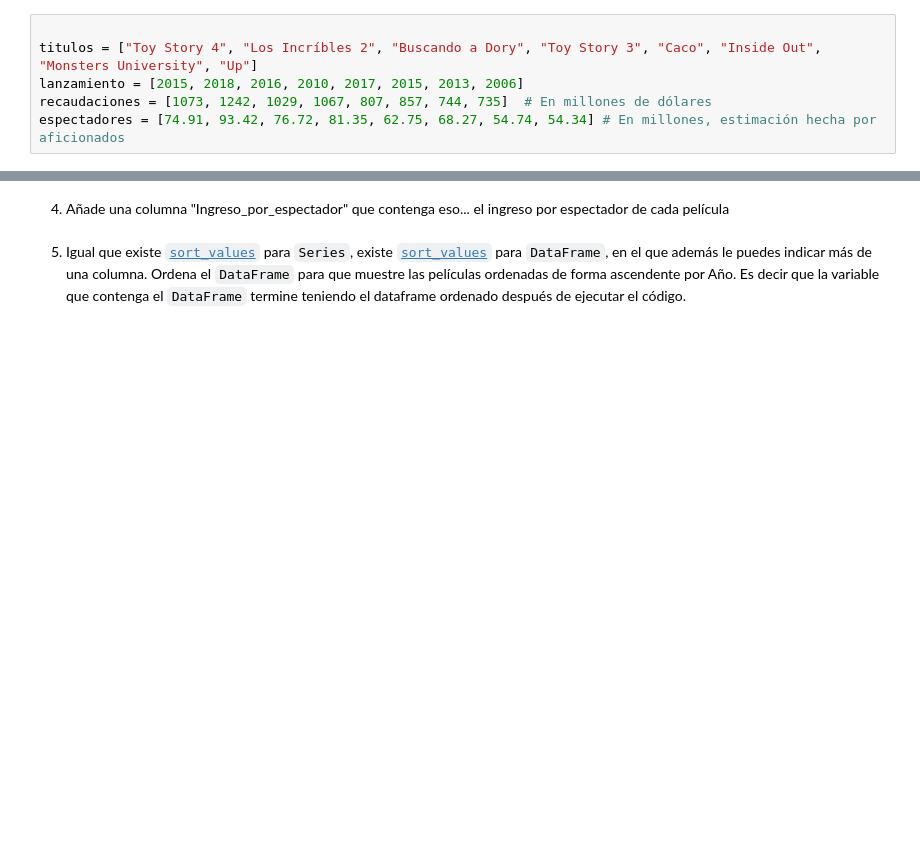
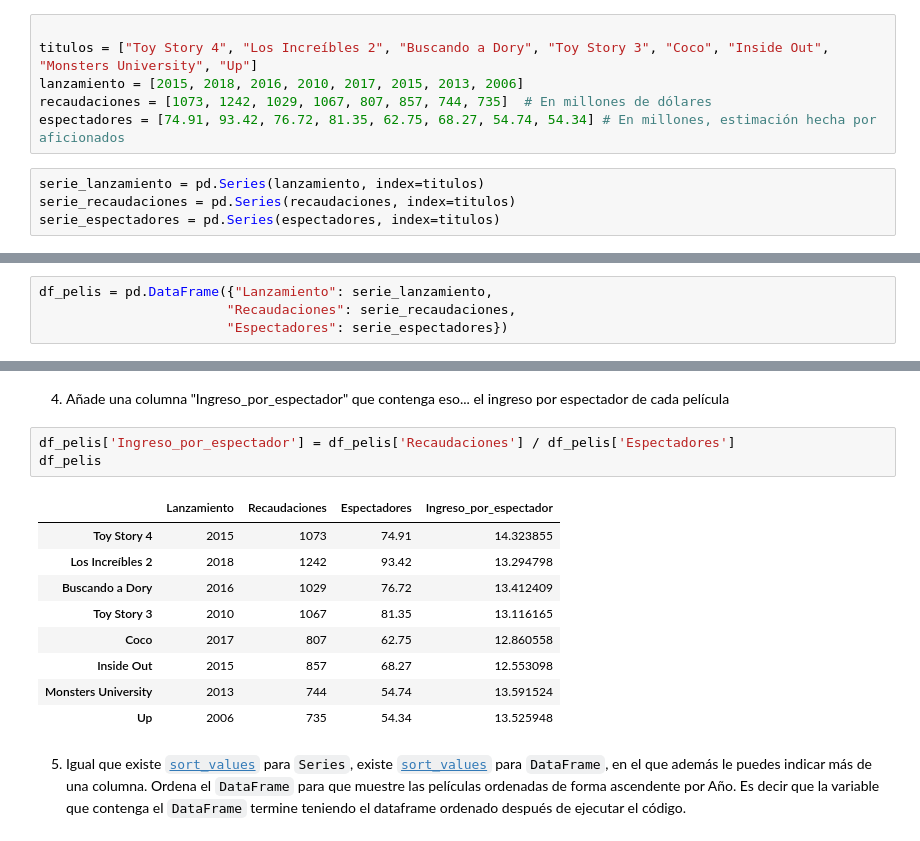
Before and after one commit to njisly/online_ds_thebridge_Nur, a Jupyter notebook: ejercicios/M_2/Sprint_04/Unidad_01/Practica_Obligatoria/18_Practica_Obligatoria_Pandas_I.ipynb, the cells around one changed output, grey strips where cells are left out. Cells and saved outputs as stored; diff of their text form; blank space fills up the shorter version.

```diff
--- a/ejercicios/M_2/Sprint_04/Unidad_01/Practica_Obligatoria/18_Practica_Obligatoria_Pandas_I.ipynb
+++ b/ejercicios/M_2/Sprint_04/Unidad_01/Practica_Obligatoria/18_Practica_Obligatoria_Pandas_I.ipynb
@@ -15,9 +18,13 @@ Importa pandas y numpy de la forma que hemos visto hasta ahora:
 1. A partir de las listas siguientes, crea tres series que tengan como índices los títulos de las películas. Guárdalas cada una en una variable, que usarás a lo largo de la práctica.m
 # %%
 
-titulos = ["Toy Story 4", "Los Incríbles 2", "Buscando a Dory", "Toy Story 3", "Caco", "Inside Out", "Monsters University", "Up"]
+titulos = ["Toy Story 4", "Los Increíbles 2", "Buscando a Dory", "Toy Story 3", "Coco", "Inside Out", "Monsters University", "Up"]
 lanzamiento = [2015, 2018, 2016, 2010, 2017, 2015, 2013, 2006]
 recaudaciones = [1073, 1242, 1029, 1067, 807, 857, 744, 735]  # En millones de dólares
 espectadores = [74.91, 93.42, 76.72, 81.35, 62.75, 68.27, 54.74, 54.34] # En millones, estimación hecha por aficionados
+# %%
+serie_lanzamiento = pd.Series(lanzamiento, index=titulos)
+serie_recaudaciones = pd.Series(recaudaciones, index=titulos)
+serie_espectadores = pd.Series(espectadores, index=titulos)
 # %% [markdown]
 2. El método sort_values() ordena de forma ascendente una serie. Pruébalo con la serie de recaudaciones. Busca el argumento que te permita hacer la ordenación en orden inverso y crea una nueva serie para las recaudaciones que esté ordenada de mayor recaudación a menor.
@@ -37,5 +110,9 @@ espectadores = [74.91, 93.42, 76.72, 81.35, 62.75, 68.27, 54.74, 54.34] # En mil
 # #2 DataFrame
 # %% [markdown]
 1. Crea un `DataFrame` con las series anteriores, ya corregidas, como columnas (usando la serie ordenada de recaudaciones) y que cómo indice de filas tenga las películas.
+# %%
+df_pelis = pd.DataFrame({"Lanzamiento": serie_lanzamiento,
+                        "Recaudaciones": serie_recaudaciones,
+                        "Espectadores": serie_espectadores})
 # %% [markdown]
 2. Muestra los datos de las películas que tengan más de 10 años.
@@ -44,4 +141,17 @@ espectadores = [74.91, 93.42, 76.72, 81.35, 62.75, 68.27, 54.74, 54.34] # En mil
 # %% [markdown]
 4. Añade una columna "Ingreso_por_espectador" que contenga eso... el ingreso por espectador de cada película
+# %%
+df_pelis['Ingreso_por_espectador'] = df_pelis['Recaudaciones'] / df_pelis['Espectadores']
+df_pelis
+# %% [output]
+|  | Lanzamiento | Recaudaciones | Espectadores | Ingreso_por_espectador |
+| Toy Story 4 | 2015 | 1073 | 74.91 | 14.323855 |
+| Los Increíbles 2 | 2018 | 1242 | 93.42 | 13.294798 |
+| Buscando a Dory | 2016 | 1029 | 76.72 | 13.412409 |
+| Toy Story 3 | 2010 | 1067 | 81.35 | 13.116165 |
+| Coco | 2017 | 807 | 62.75 | 12.860558 |
+| Inside Out | 2015 | 857 | 68.27 | 12.553098 |
+| Monsters University | 2013 | 744 | 54.74 | 13.591524 |
+| Up | 2006 | 735 | 54.34 | 13.525948 |
 # %% [markdown]
 5. Igual que existe [`sort_values`](https://pandas.pydata.org/docs/reference/api/pandas.Series.sort_values.html#pandas.Series.sort_values) para `Series`, existe [`sort_values`](https://pandas.pydata.org/docs/reference/api/pandas.DataFrame.sort_values.html#pandas.DataFrame.sort_values) para `DataFrame`, en el que además le puedes indicar más de una columna. Ordena el `DataFrame` para que muestre las películas ordenadas de forma ascendente por Año. Es decir que la variable que contenga el `DataFrame` termine teniendo el dataframe ordenado después de ejecutar el código.
```
Also changed, not shown: parts of 14 cells of this notebook.
